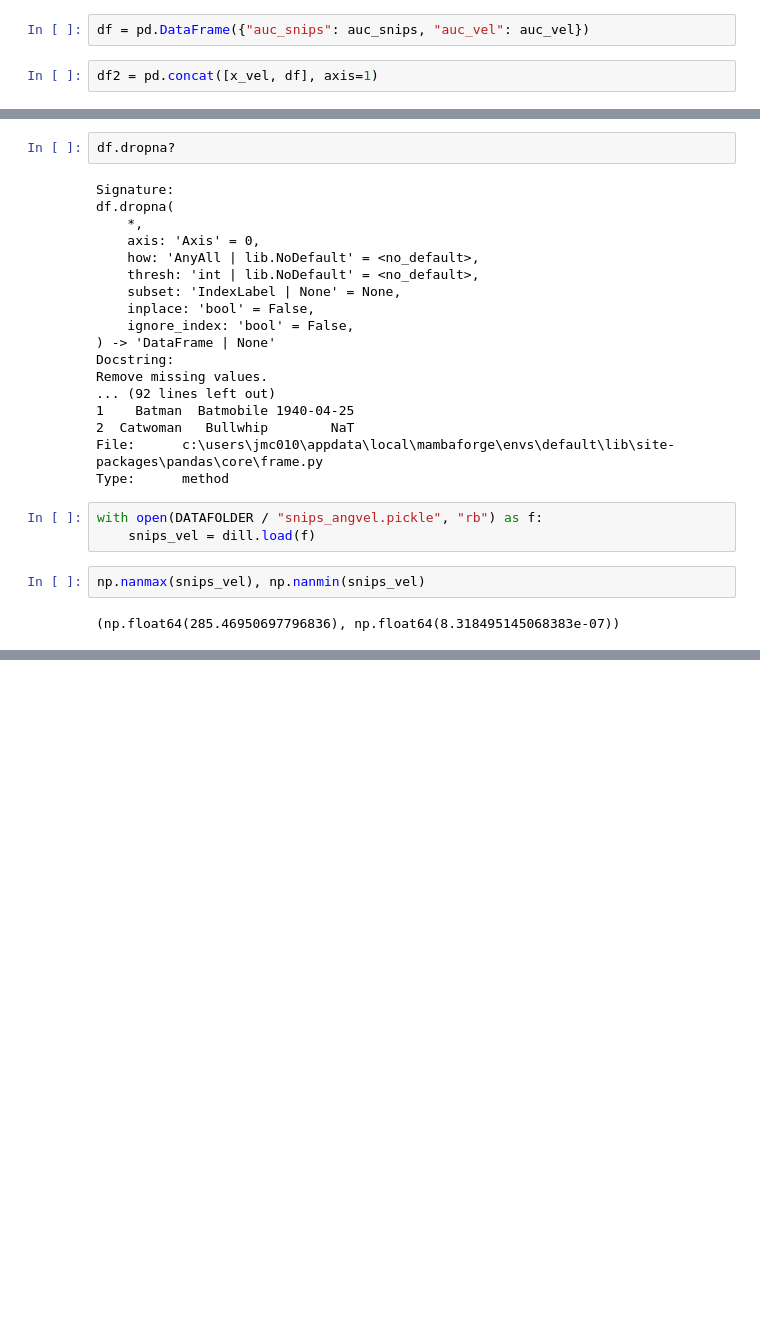
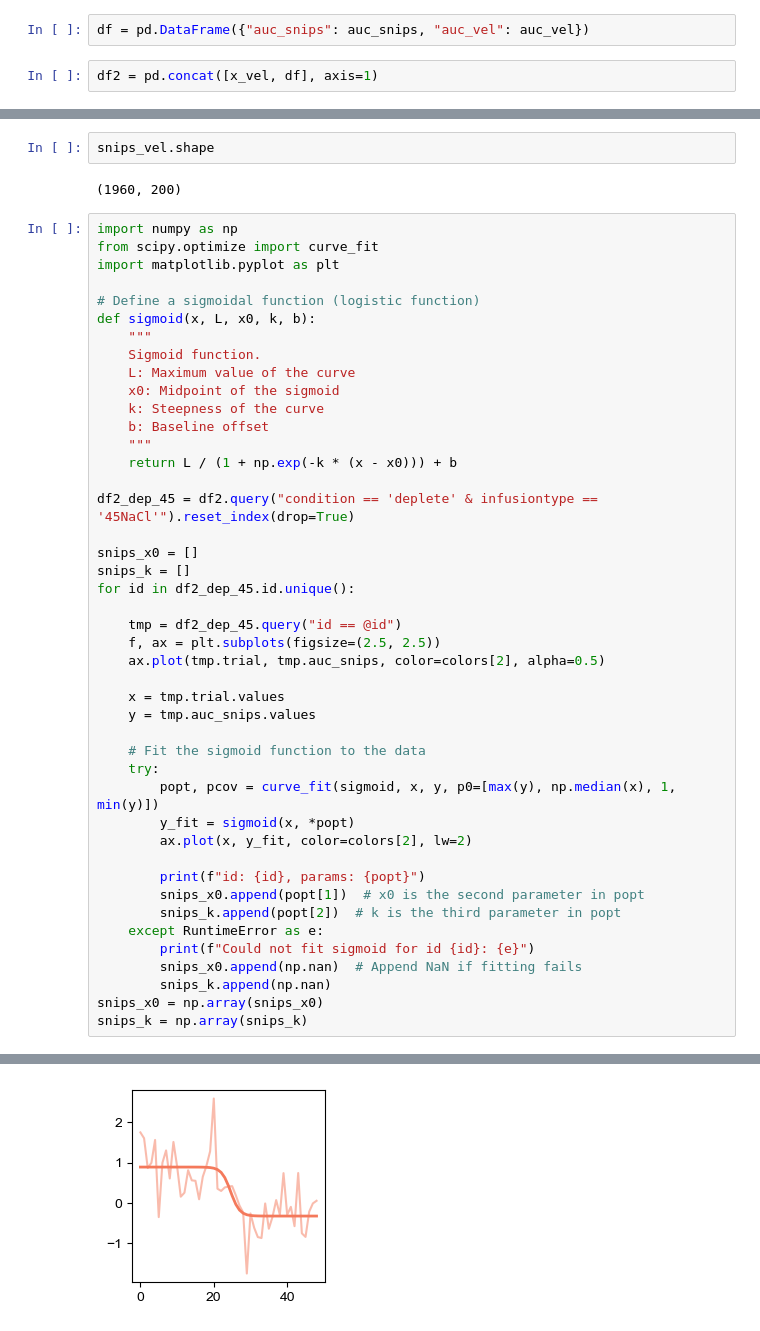
Before and after one commit to jaimemcc/bazzino, a Jupyter notebook: notebooks/figs_for_ang_vel.ipynb, the cells around one changed output, grey strips where cells are left out. Drawn from its saved outputs; the diff is of its cells as text; blank space fills up the shorter version.

Commit message:
started sigmoidal transition analysis

```diff
--- a/notebooks/figs_for_ang_vel.ipynb
+++ b/notebooks/figs_for_ang_vel.ipynb
@@ -538,27 +547,49 @@ Index(['trial', 'id', 'condition', 'infusiontype', 'cluster', 'sex',
-# %%
-df.dropna?
-# %% [output]
-Signature:
-df.dropna(
-    *,
-    axis: 'Axis' = 0,
-    how: 'AnyAll | lib.NoDefault' = <no_default>,
-    thresh: 'int | lib.NoDefault' = <no_default>,
-    subset: 'IndexLabel | None' = None,
-    inplace: 'bool' = False,
-    ignore_index: 'bool' = False,
-) -> 'DataFrame | None'
-Docstring:
-Remove missing values.
-... (92 lines left out)
-1    Batman  Batmobile 1940-04-25
-2  Catwoman   Bullwhip        NaT
-File:      c:\users\jmc010\appdata\local\mambaforge\envs\default\lib\site-packages\pandas\core\frame.py
-Type:      method
-# %%
-with open(DATAFOLDER / "snips_angvel.pickle", "rb") as f:
-    snips_vel = dill.load(f)
-# %%
-np.nanmax(snips_vel), np.nanmin(snips_vel)
-# %% [output]
-(np.float64(285.46950697796836), np.float64(8.318495145068383e-07))
+# %%
+snips_vel.shape
+# %% [output]
+(1960, 200)
+# %%
+import numpy as np
+from scipy.optimize import curve_fit
+import matplotlib.pyplot as plt
+
+# Define a sigmoidal function (logistic function)
+def sigmoid(x, L, x0, k, b):
+    """
+    Sigmoid function.
+    L: Maximum value of the curve
+    x0: Midpoint of the sigmoid
+    k: Steepness of the curve
+    b: Baseline offset
+    """
+    return L / (1 + np.exp(-k * (x - x0))) + b
+
+df2_dep_45 = df2.query("condition == 'deplete' & infusiontype == '45NaCl'").reset_index(drop=True)
+
+snips_x0 = []
+snips_k = []
+for id in df2_dep_45.id.unique():
+
+    tmp = df2_dep_45.query("id == @id")
+    f, ax = plt.subplots(figsize=(2.5, 2.5))
+    ax.plot(tmp.trial, tmp.auc_snips, color=colors[2], alpha=0.5)
+
+    x = tmp.trial.values
+    y = tmp.auc_snips.values
+
+    # Fit the sigmoid function to the data
+    try:
+        popt, pcov = curve_fit(sigmoid, x, y, p0=[max(y), np.median(x), 1, min(y)])
+        y_fit = sigmoid(x, *popt)
+        ax.plot(x, y_fit, color=colors[2], lw=2)
+
+        print(f"id: {id}, params: {popt}")
+        snips_x0.append(popt[1])  # x0 is the second parameter in popt
+        snips_k.append(popt[2])  # k is the third parameter in popt
+    except RuntimeError as e:
+        print(f"Could not fit sigmoid for id {id}: {e}")
+        snips_x0.append(np.nan)  # Append NaN if fitting fails
+        snips_k.append(np.nan)
+snips_x0 = np.array(snips_x0)
+snips_k = np.array(snips_k)
+# %% [output]
@@ -564,0 +606 @@ np.nanmax(snips_vel), np.nanmin(snips_vel)
+[figure, added]
```
Also changed, not shown: parts of 12 cells of this notebook, 1 other file.
